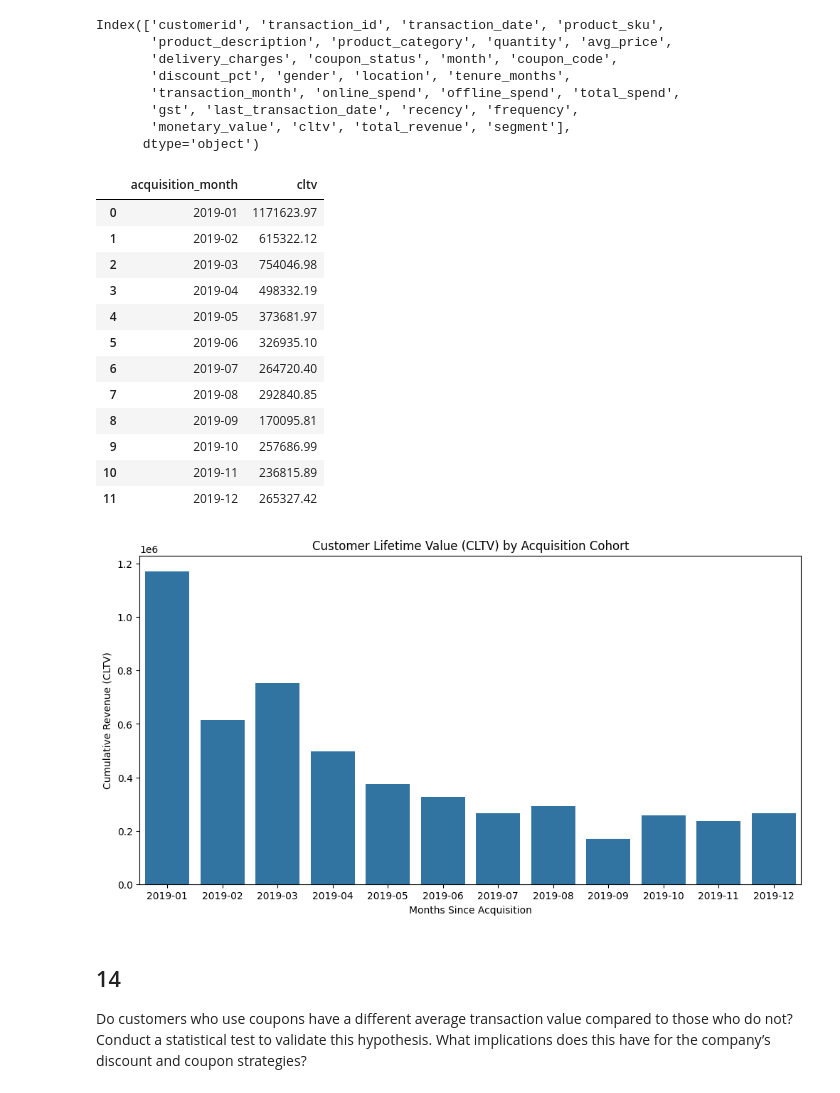
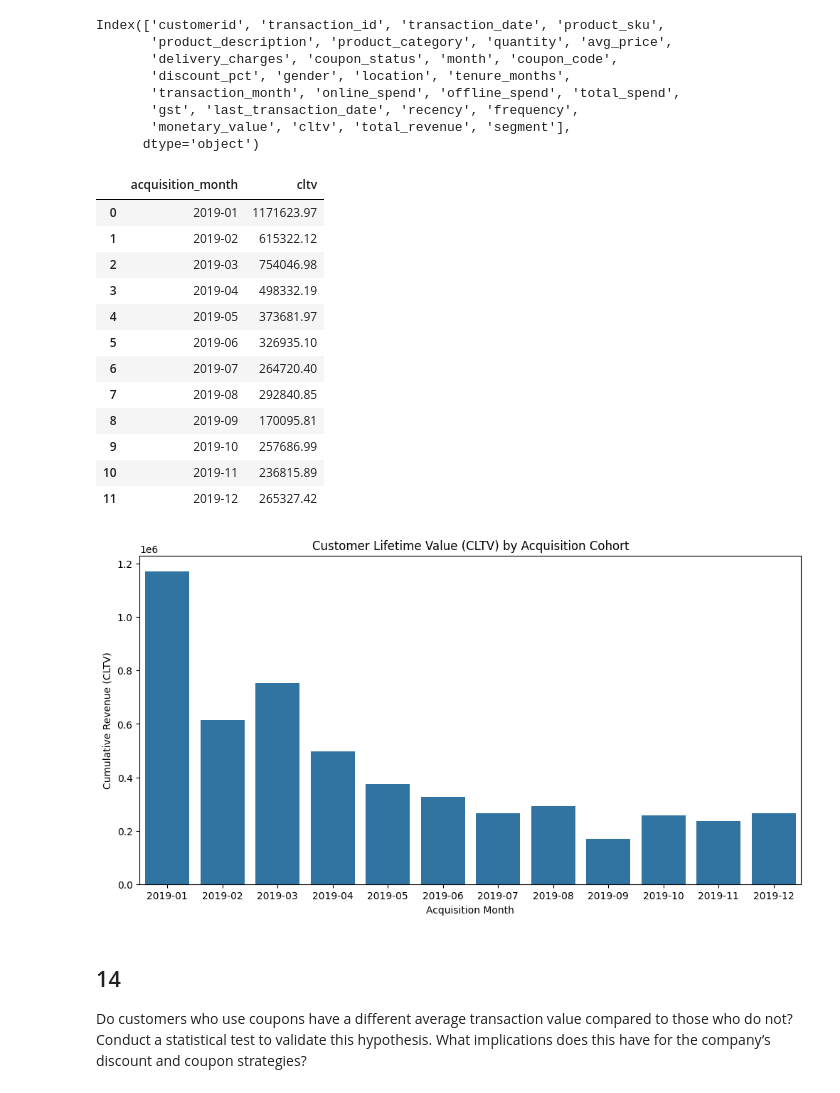
Before and after one commit to rakshit-singh/ECommerce-Sales-Data-Analysis, a Jupyter notebook: ECommerceData_CaseStudy.ipynb, the cells around one changed output. Cells and saved outputs as stored; diff of their text form; code cells hidden in the pictures.

```diff
--- a/ECommerceData_CaseStudy.ipynb
+++ b/ECommerceData_CaseStudy.ipynb
@@ -864,32 +939,32 @@ Index(['customerid', 'transaction_id', 'transaction_date', 'product_sku',
 # %%
 df_merged['acquisition_month'] = df_merged.groupby('customerid')['transaction_date'].transform('min').dt.to_period('M')
 
 cohort_cltv = df_merged.groupby(['acquisition_month'])['total_revenue'].sum().reset_index()
 cohort_cltv.rename(columns={'total_revenue': 'cltv'}, inplace=True)
 display(cohort_cltv)
 
 plt.figure(figsize=(12, 6))
 sns.barplot(x='acquisition_month', y='cltv', data=cohort_cltv)
 plt.title('Customer Lifetime Value (CLTV) by Acquisition Cohort')
-plt.xlabel('Months Since Acquisition')
+plt.xlabel('Acquisition Month')
 plt.ylabel('Cumulative Revenue (CLTV)')
 
 plt.show()
 # %% [output]
 |  | acquisition_month | cltv |
 | 0 | 2019-01 | 1171623.97 |
 | 1 | 2019-02 | 615322.12 |
 | 2 | 2019-03 | 754046.98 |
 | 3 | 2019-04 | 498332.19 |
 | 4 | 2019-05 | 373681.97 |
 | 5 | 2019-06 | 326935.10 |
 | 6 | 2019-07 | 264720.40 |
 | 7 | 2019-08 | 292840.85 |
 | 8 | 2019-09 | 170095.81 |
 | 9 | 2019-10 | 257686.99 |
 | 10 | 2019-11 | 236815.89 |
 | 11 | 2019-12 | 265327.42 |
-[figure, old version]
+[figure, new version]
 # %% [markdown]
 ## 14
 Do customers who use coupons have a different average transaction value compared to those who do not?
```
Also changed, not shown: parts of 14 cells of this notebook, 7 other files.
